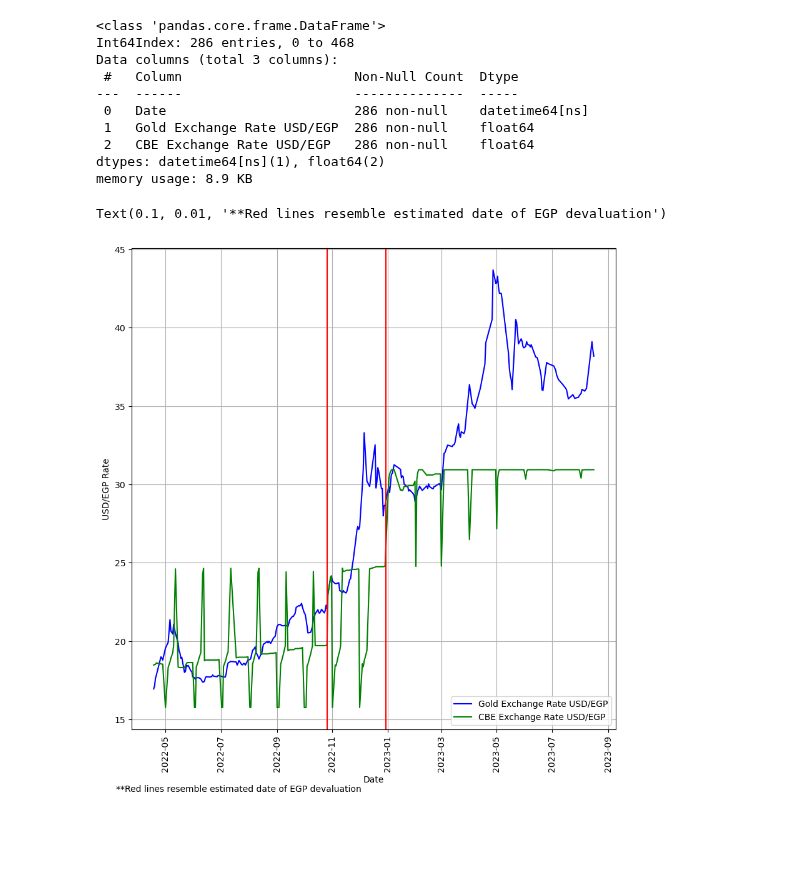
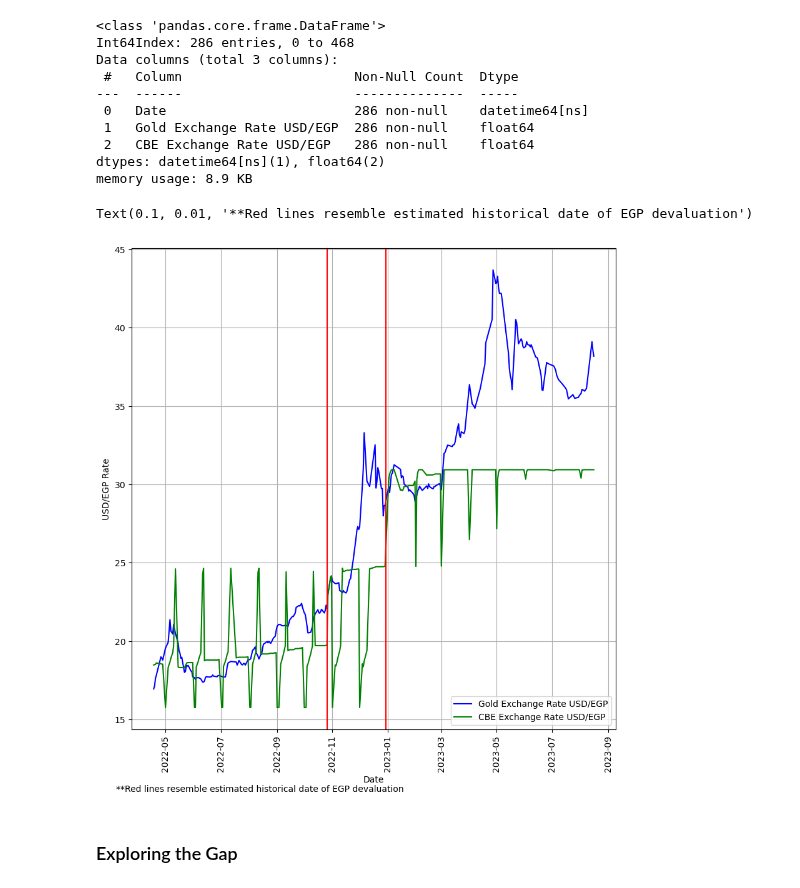
Before and after one commit to hkafrawi/Gold-USD-EGP-Analysis, a Jupyter notebook: understanding-usd-price-through-gold.ipynb, the cells around one changed output. Saved outputs shown, nothing was run; the diff lists cells and outputs as text; code cells hidden in the pictures; blank space fills up the shorter version.

```diff
--- a/understanding-usd-price-through-gold.ipynb
+++ b/understanding-usd-price-through-gold.ipynb
@@ -532,16 +537,18 @@ memory usage: 8.9 KB
 # %%
 plt.figure(figsize=(10,10))
 plt.plot_date(x=fx_comp_v2[['Date']],y=fx_comp_v2[['Gold Exchange Rate USD/EGP']],fmt='b-', label='Gold Exchange Rate USD/EGP')
 plt.plot_date(x=fx_comp_v2[['Date']],y=fx_comp_v2[['CBE Exchange Rate USD/EGP']],fmt='g-',label='CBE Exchange Rate USD/EGP')
 #plt.axvline(x=pd.to_datetime('2022-3-25'),color='red')
 plt.axvline(x=pd.to_datetime('2022-10-26'),color='red')
 plt.axvline(x=pd.to_datetime('2022-12-30'),color='red')
 plt.xlabel('Date')
 plt.ylabel('USD/EGP Rate')
 plt.legend(loc='lower right')
 plt.grid()
 plt.xticks(rotation='vertical')
-plt.figtext(0.1,0.01,'**Red lines resemble estimated date of EGP devaluation')
+plt.figtext(0.1,0.01,'**Red lines resemble estimated historical date of EGP devaluation')
 # %% [output]
-Text(0.1, 0.01, '**Red lines resemble estimated date of EGP devaluation')
+Text(0.1, 0.01, '**Red lines resemble estimated historical date of EGP devaluation')
-[figure, old version]
+[figure, new version]
+# %% [markdown]
+### Exploring the Gap
```
Also changed, not shown: parts of 11 cells of this notebook.
